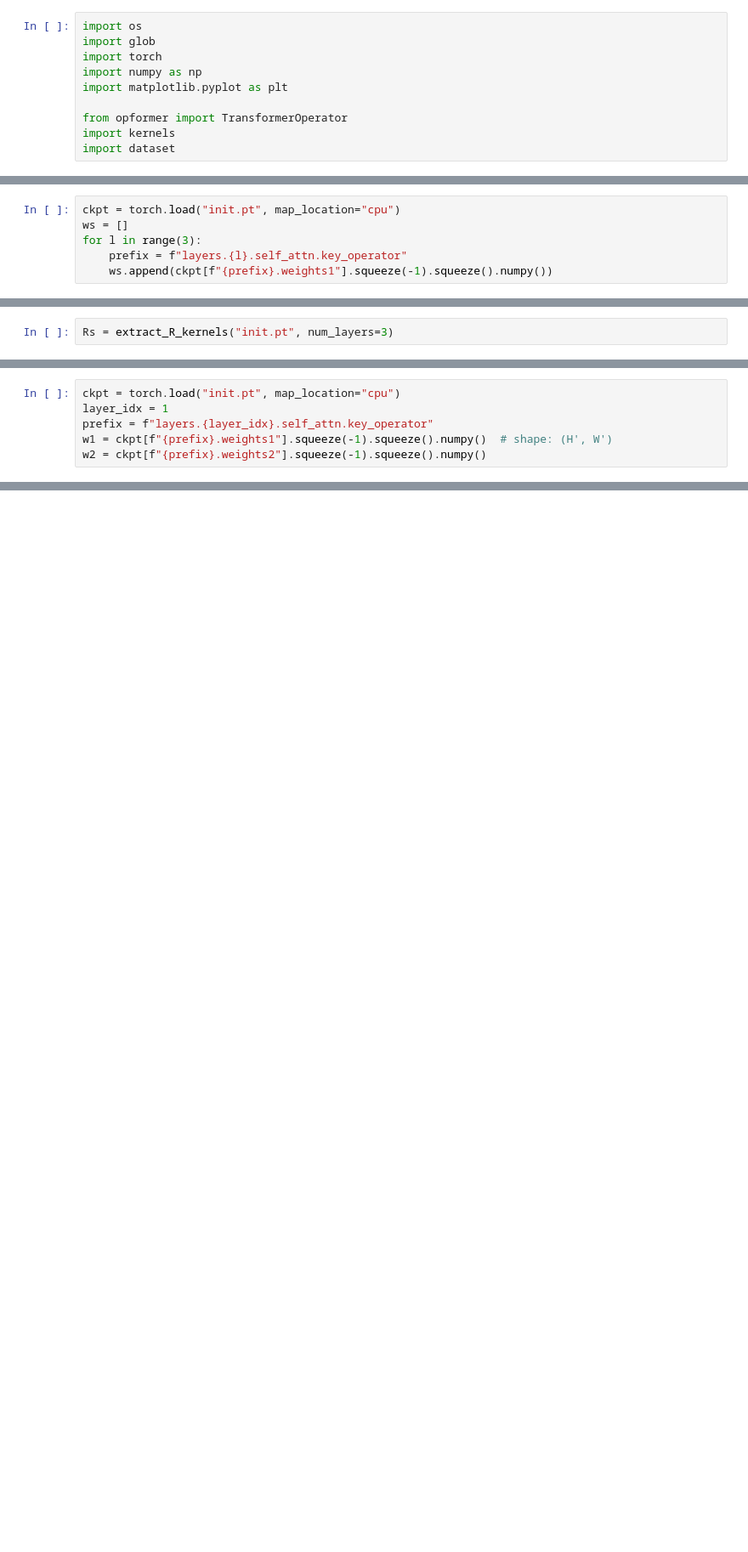
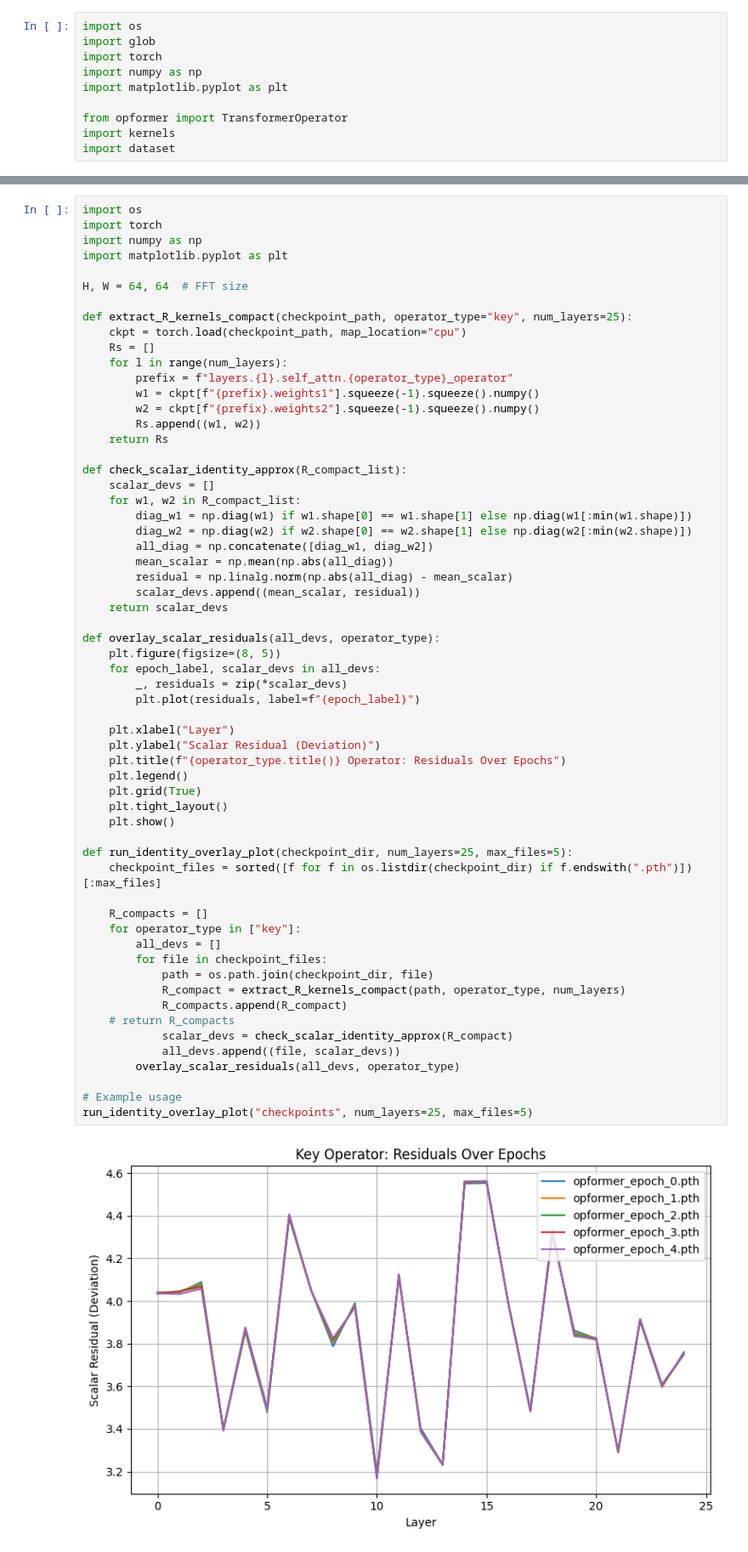
Before and after one commit to yashpatel5400/opicl, a Jupyter notebook: analysis.ipynb, the cells around one changed output, grey strips where cells are left out. Shown at 85% size. Drawn from its saved outputs; the diff is of its cells as text; blank space fills up the shorter version.

```diff
--- a/analysis.ipynb
+++ b/analysis.ipynb
@@ -179,6 +10,0 @@ checkpoint_files
-# %%
-ckpt = torch.load("init.pt", map_location="cpu")
-ws = []
-for l in range(3):
-    prefix = f"layers.{l}.self_attn.key_operator"
-    ws.append(ckpt[f"{prefix}.weights1"].squeeze(-1).squeeze().numpy())
@@ -190,2 +10,0 @@ plt.imshow(Rs_inv_sq)
-# %%
-Rs = extract_R_kernels("init.pt", num_layers=3)
@@ -197,6 +10,0 @@ for R in Rs:
-# %%
-ckpt = torch.load("init.pt", map_location="cpu")
-layer_idx = 1
-prefix = f"layers.{layer_idx}.self_attn.key_operator"
-w1 = ckpt[f"{prefix}.weights1"].squeeze(-1).squeeze().numpy()  # shape: (H', W')
-w2 = ckpt[f"{prefix}.weights2"].squeeze(-1).squeeze().numpy()
@@ -212,0 +11,62 @@ plt.imshow(np.abs(full_R))
+# %%
+import os
+import torch
+import numpy as np
+import matplotlib.pyplot as plt
+
+H, W = 64, 64  # FFT size
+
+def extract_R_kernels_compact(checkpoint_path, operator_type="key", num_layers=25):
+    ckpt = torch.load(checkpoint_path, map_location="cpu")
+    Rs = []
+    for l in range(num_layers):
+        prefix = f"layers.{l}.self_attn.{operator_type}_operator"
+        w1 = ckpt[f"{prefix}.weights1"].squeeze(-1).squeeze().numpy()
+        w2 = ckpt[f"{prefix}.weights2"].squeeze(-1).squeeze().numpy()
+        Rs.append((w1, w2))
+    return Rs
+
+def check_scalar_identity_approx(R_compact_list):
+    scalar_devs = []
+    for w1, w2 in R_compact_list:
+        diag_w1 = np.diag(w1) if w1.shape[0] == w1.shape[1] else np.diag(w1[:min(w1.shape)])
+        diag_w2 = np.diag(w2) if w2.shape[0] == w2.shape[1] else np.diag(w2[:min(w2.shape)])
+        all_diag = np.concatenate([diag_w1, diag_w2])
+        mean_scalar = np.mean(np.abs(all_diag))
+        residual = np.linalg.norm(np.abs(all_diag) - mean_scalar)
+        scalar_devs.append((mean_scalar, residual))
+    return scalar_devs
+
+def overlay_scalar_residuals(all_devs, operator_type):
+    plt.figure(figsize=(8, 5))
+    for epoch_label, scalar_devs in all_devs:
+        _, residuals = zip(*scalar_devs)
+        plt.plot(residuals, label=f"{epoch_label}")
+
+    plt.xlabel("Layer")
+    plt.ylabel("Scalar Residual (Deviation)")
+    plt.title(f"{operator_type.title()} Operator: Residuals Over Epochs")
+    plt.legend()
+    plt.grid(True)
+    plt.tight_layout()
+    plt.show()
+
+def run_identity_overlay_plot(checkpoint_dir, num_layers=25, max_files=5):
+    checkpoint_files = sorted([f for f in os.listdir(checkpoint_dir) if f.endswith(".pth")])[:max_files]
+
+    R_compacts = []
+    for operator_type in ["key"]:
+        all_devs = []
+        for file in checkpoint_files:
+            path = os.path.join(checkpoint_dir, file)
+            R_compact = extract_R_kernels_compact(path, operator_type, num_layers)
+            R_compacts.append(R_compact)
+    # return R_compacts
+            scalar_devs = check_scalar_identity_approx(R_compact)
+            all_devs.append((file, scalar_devs))
+        overlay_scalar_residuals(all_devs, operator_type)
+
+# Example usage
+run_identity_overlay_plot("checkpoints", num_layers=25, max_files=5)
+# %% [output]
+[figure, added]
```
Also changed, not shown: parts of 34 cells of this notebook, 2 other files.
